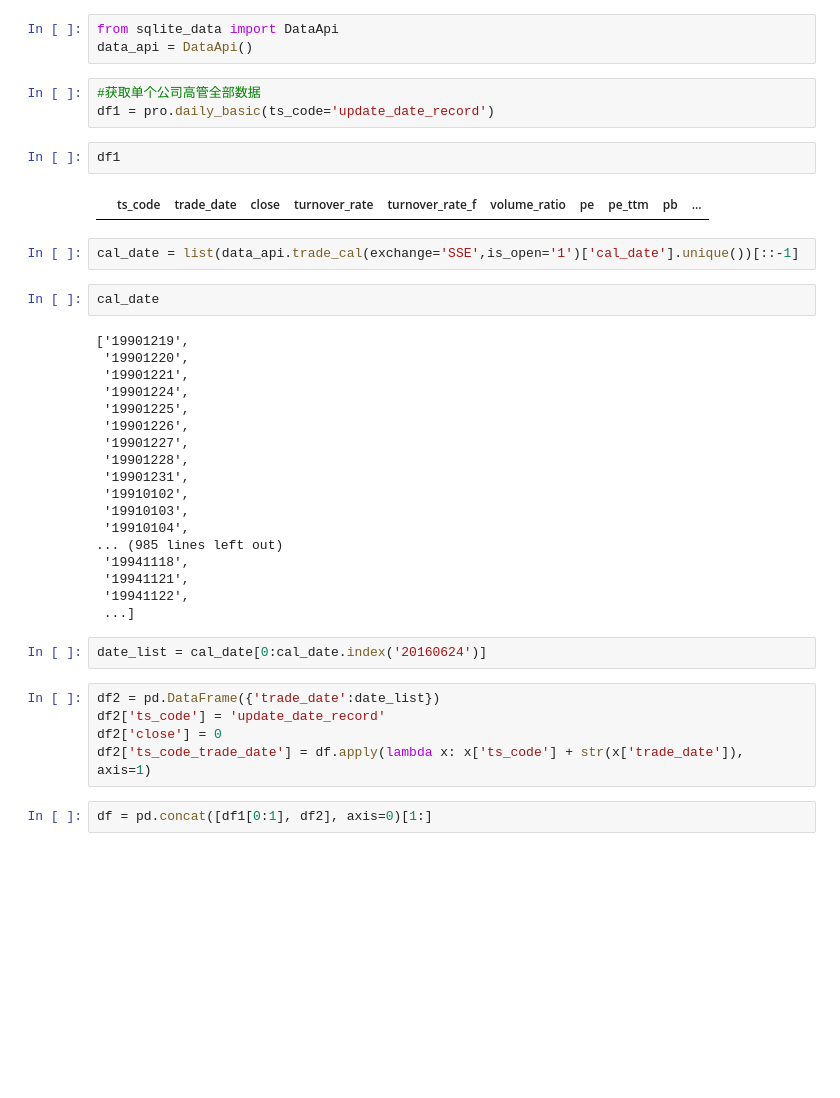
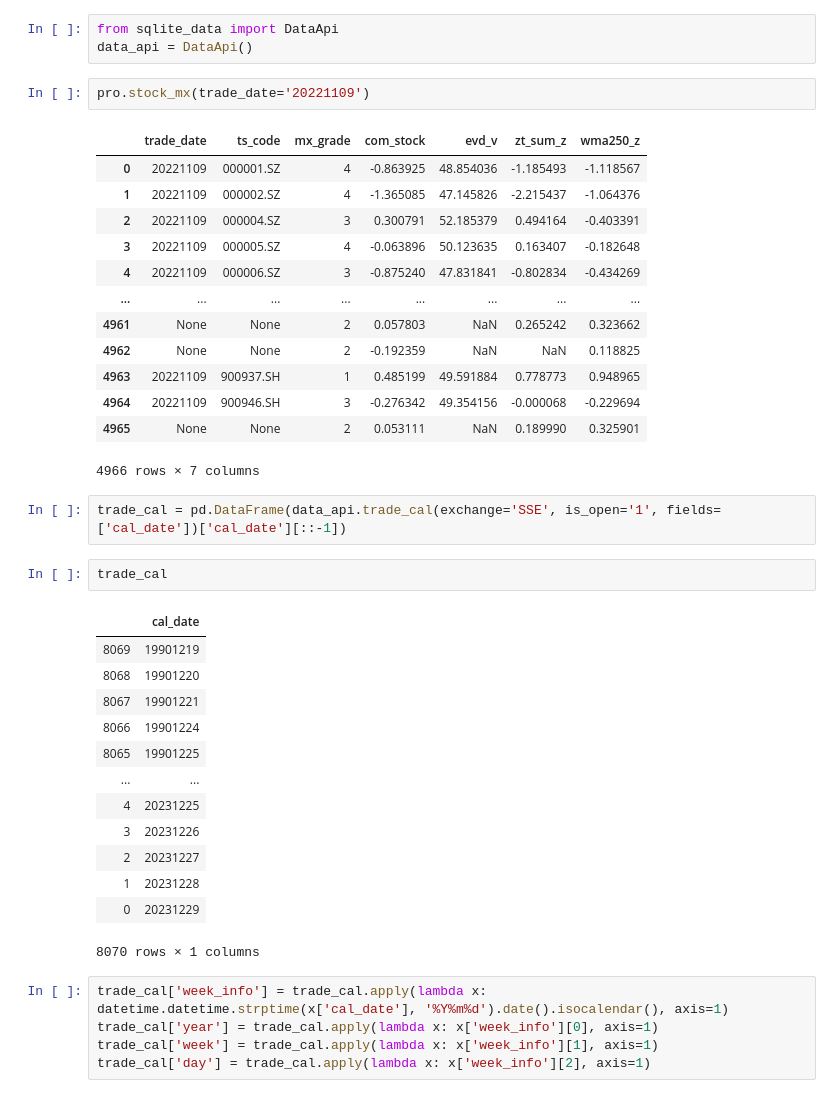
Before and after one commit to WittFan/stockanalysis, a Jupyter notebook: 未命名.ipynb, the cells around one changed output. Drawn from its saved outputs; the diff is of its cells as text; blank space fills up the shorter version.

```diff
--- a/未命名.ipynb
+++ b/未命名.ipynb
@@ -10,41 +10,42 @@ pro = ts.pro_api()
 # %%
 from sqlite_data import DataApi
 data_api = DataApi()
-# %%
-#获取单个公司高管全部数据
-df1 = pro.daily_basic(ts_code='update_date_record')
-# %%
-df1
-# %% [output]
-|  | ts_code | trade_date | close | turnover_rate | turnover_rate_f | volume_ratio | pe | pe_ttm | pb | ... |
+# %%
+pro.stock_mx(trade_date='20221109')
+# %% [output]
+|  | trade_date | ts_code | mx_grade | com_stock | evd_v | zt_sum_z | wma250_z |
+| 0 | 20221109 | 000001.SZ | 4 | -0.863925 | 48.854036 | -1.185493 | -1.118567 |
+| 1 | 20221109 | 000002.SZ | 4 | -1.365085 | 47.145826 | -2.215437 | -1.064376 |
+| 2 | 20221109 | 000004.SZ | 3 | 0.300791 | 52.185379 | 0.494164 | -0.403391 |
+| 3 | 20221109 | 000005.SZ | 4 | -0.063896 | 50.123635 | 0.163407 | -0.182648 |
+| 4 | 20221109 | 000006.SZ | 3 | -0.875240 | 47.831841 | -0.802834 | -0.434269 |
+| ... | ... | ... | ... | ... | ... | ... | ... |
+| 4961 | None | None | 2 | 0.057803 | NaN | 0.265242 | 0.323662 |
+| 4962 | None | None | 2 | -0.192359 | NaN | NaN | 0.118825 |
+| 4963 | 20221109 | 900937.SH | 1 | 0.485199 | 49.591884 | 0.778773 | 0.948965 |
+| 4964 | 20221109 | 900946.SH | 3 | -0.276342 | 49.354156 | -0.000068 | -0.229694 |
+| 4965 | None | None | 2 | 0.053111 | NaN | 0.189990 | 0.325901 |
+4966 rows × 7 columns
 # %%
-cal_date = list(data_api.trade_cal(exchange='SSE',is_open='1')['cal_date'].unique())[::-1]
+trade_cal = pd.DataFrame(data_api.trade_cal(exchange='SSE', is_open='1', fields=['cal_date'])['cal_date'][::-1])
-# %%
-cal_date
-# %% [output]
-['19901219',
- '19901220',
- '19901221',
- '19901224',
- '19901225',
- '19901226',
- '19901227',
- '19901228',
- '19901231',
- '19910102',
- '19910103',
- '19910104',
-... (985 lines left out)
- '19941118',
- '19941121',
- '19941122',
- ...]
-# %%
-date_list = cal_date[0:cal_date.index('20160624')]
-# %%
-df2 = pd.DataFrame({'trade_date':date_list})
-df2['ts_code'] = 'update_date_record'
-df2['close'] = 0
-df2['ts_code_trade_date'] = df.apply(lambda x: x['ts_code'] + str(x['trade_date']), axis=1)
-# %%
-df = pd.concat([df1[0:1], df2], axis=0)[1:]
+# %%
+trade_cal
+# %% [output]
+|  | cal_date |
+| 8069 | 19901219 |
+| 8068 | 19901220 |
+| 8067 | 19901221 |
+| 8066 | 19901224 |
+| 8065 | 19901225 |
+| ... | ... |
+| 4 | 20231225 |
+| 3 | 20231226 |
+| 2 | 20231227 |
+| 1 | 20231228 |
+| 0 | 20231229 |
+8070 rows × 1 columns
+# %%
+trade_cal['week_info'] = trade_cal.apply(lambda x: datetime.datetime.strptime(x['cal_date'], '%Y%m%d').date().isocalendar(), axis=1)
+trade_cal['year'] = trade_cal.apply(lambda x: x['week_info'][0], axis=1)
+trade_cal['week'] = trade_cal.apply(lambda x: x['week_info'][1], axis=1)
+trade_cal['day'] = trade_cal.apply(lambda x: x['week_info'][2], axis=1)
```
Also changed, not shown: parts of 12 cells of this notebook, 2 other files.
